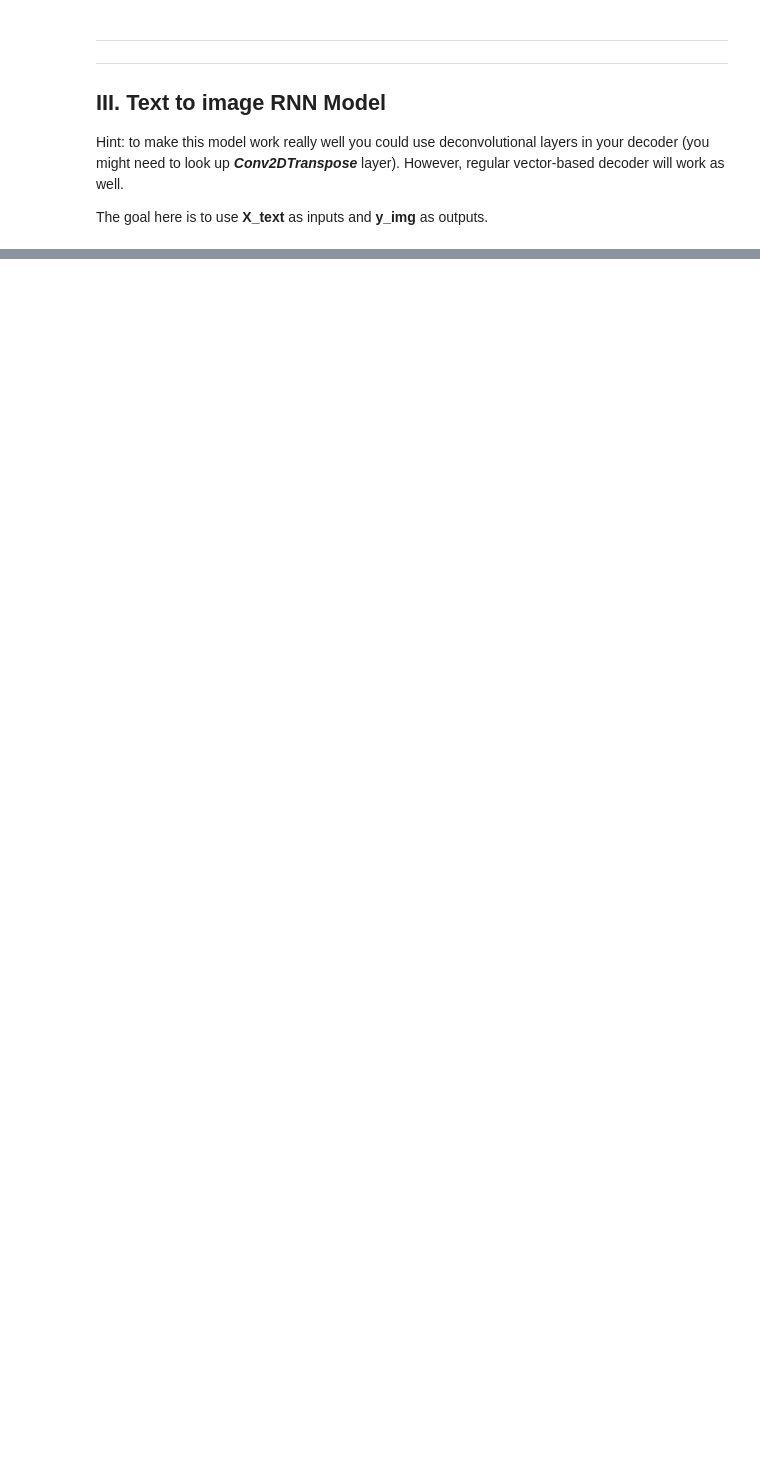
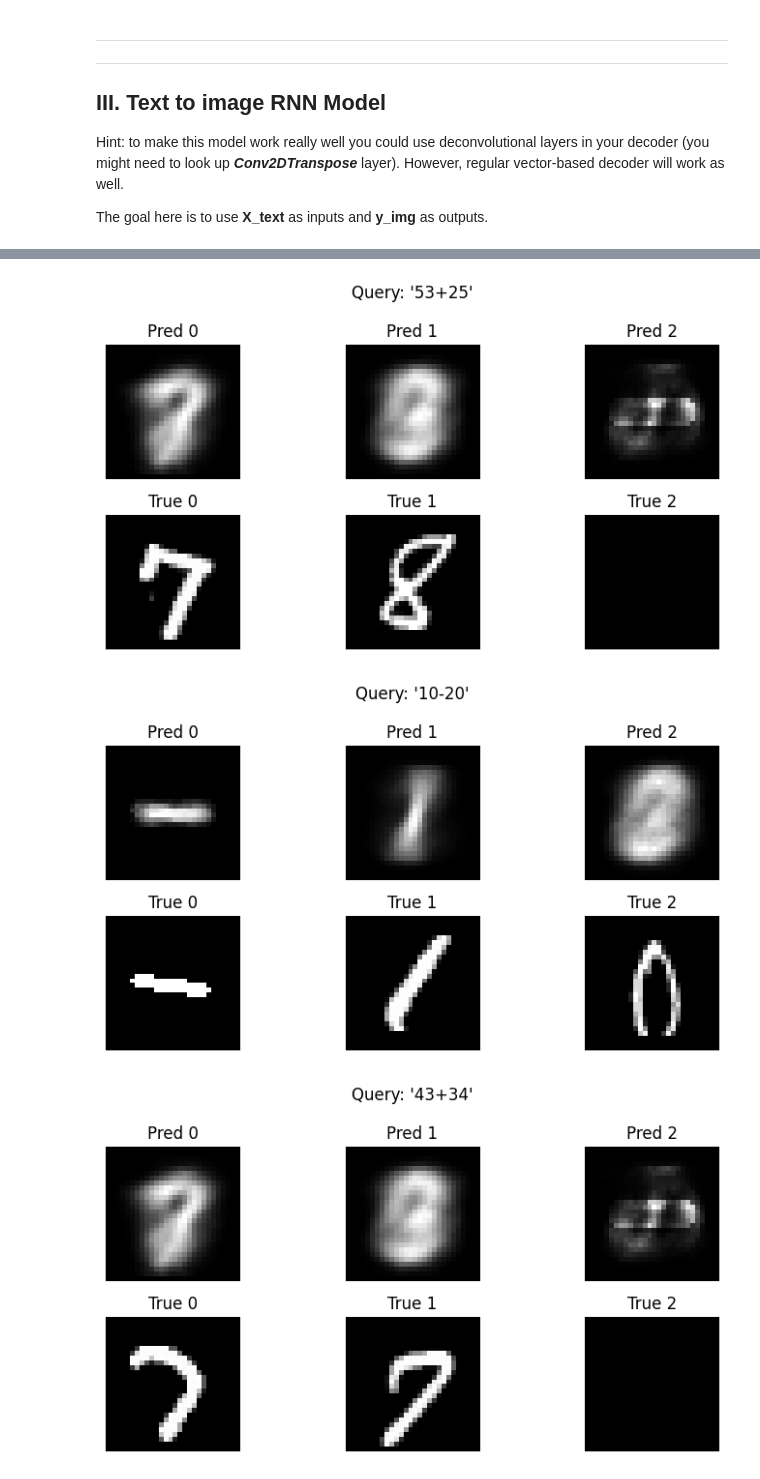
Before and after one commit to LewisBoulogne/IDL_assignment_2, a Jupyter notebook: A2_RNNs.ipynb, the cells around one changed output, grey strips where cells are left out. Cells and saved outputs as stored; diff of their text form; code cells hidden in the pictures; blank space fills up the shorter version.

Commit message:
test2image good results obtained

```diff
--- a/A2_RNNs.ipynb
+++ b/A2_RNNs.ipynb
@@ -526,7 +524,7 @@ TypeError: unhashable type: 'numpy.ndarray'
 img2text = build_img2text_model()
 
 X_train_i, X_test_i, y_train_i, y_test_i = train_test_split(
-    X_img_flat_onehot,
+    X_img_flat,
     y_text_onehot,
     test_size=0.5,
     random_state=42,
@@ -782,0 +762,25 @@ WARNING:tensorflow:5 out of the last 6 calls to <function TensorFlowTrainer.make
+# %%
+# Predict first 5 test images
+y_pred_img = text2img.predict(X_test_ti[:5])
+y_true = y_test_ti[:5]
+
+for i in range(5):
+    plt.figure(figsize=(8,4))
+
+    for t in range(3):
+        # --- Row 1: predicted ---
+        plt.subplot(2, 3, t+1)
+        plt.imshow(y_pred_img[i, t], cmap='gray')
+        plt.title(f"Pred {t}")
+        plt.axis('off')
+
+        # --- Row 2: true ---
+        plt.subplot(2, 3, t+1 + 3)
+        plt.imshow(y_true[i, t], cmap='gray')
+        plt.title(f"True {t}")
+        plt.axis('off')
+
+    plt.suptitle(f"Query: '{X_text[test_idx[i]]}'")
+    plt.tight_layout()
+    plt.show()
+# %% [output]
@@ -782,0 +788,3 @@ WARNING:tensorflow:5 out of the last 6 calls to <function TensorFlowTrainer.make
+[figure, added]
+[figure, added]
+[figure, added]
```
Also changed, not shown: parts of 13 cells of this notebook.
